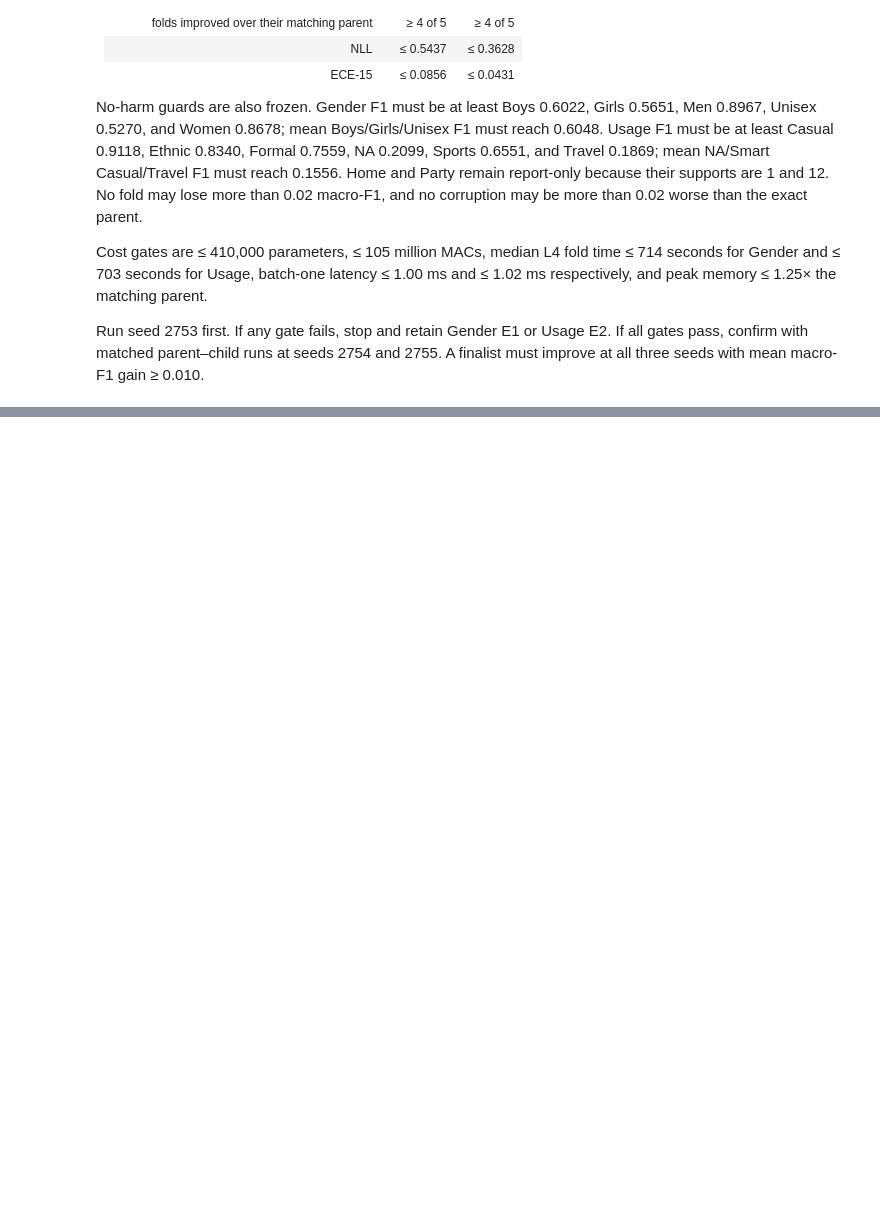
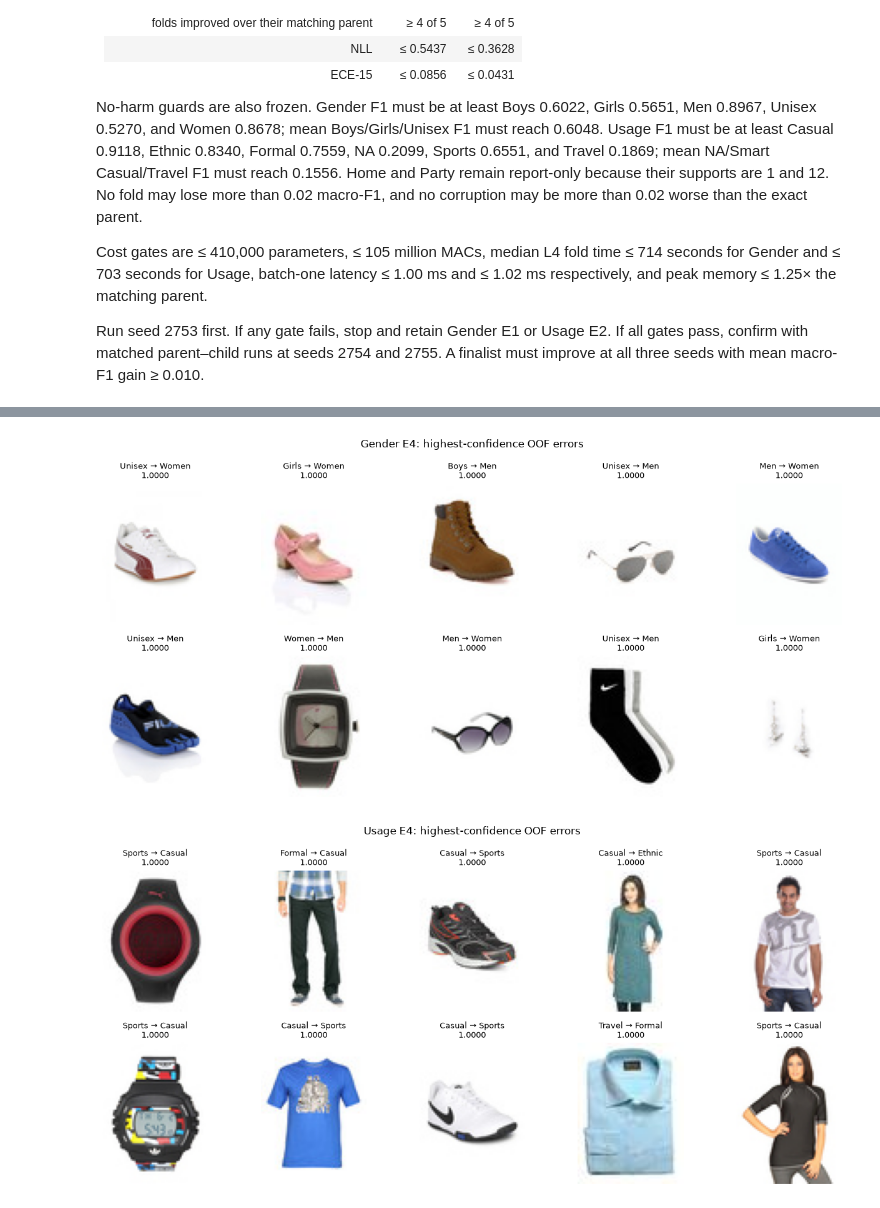
Before and after one commit to TrnLin/MLA2, a Jupyter notebook: notebooks/04_task3_gender_usage.ipynb, the cells around one changed output, grey strips where cells are left out. Cells and saved outputs as stored; diff of their text form; code cells hidden in the pictures; blank space fills up the shorter version.

```diff
--- a/notebooks/04_task3_gender_usage.ipynb
+++ b/notebooks/04_task3_gender_usage.ipynb
@@ -1594,0 +2171,26 @@ three seeds with mean macro-F1 gain ≥ 0.010.
+# %%
+for target, evidence in task3_e4_evidence.items():
+    examples = (evidence["failures"]
+        .query("selection_reason == 'high_confidence_error'")
+        .sort_values("confidence", ascending=False)
+        .head(10))
+    available = examples[examples["path"].map(lambda value: (REPO_DIR / value).is_file())]
+    if len(available) != 10:
+        print(
+            f"Skipped {target} E4 image gallery: raw teacher images are not present locally. "
+            "The saved failure table still contains all selected IDs and scores."
+        )
+        continue
+    fig, axes = plt.subplots(2, 5, figsize=(13, 6))
+    for axis, row in zip(axes.ravel(), available.itertuples(index=False), strict=True):
+        with Image.open(REPO_DIR / row.path) as image:
+            axis.imshow(image.convert("RGB"))
+        axis.set_title(f"{row.true_label} → {row.predicted_label}\n{row.confidence:.4f}", fontsize=9)
+        axis.axis("off")
+    fig.suptitle(f"{target.title()} E4: highest-confidence OOF errors")
+    fig.tight_layout()
+    fig.savefig(FIGURE_DIR / f"e4_{target}_high_confidence_errors.png", dpi=180, bbox_inches="tight")
+    plt.show()
+# %% [output]
+[figure, added]
+[figure, added]
```
Also changed, not shown: parts of 14 cells of this notebook.
